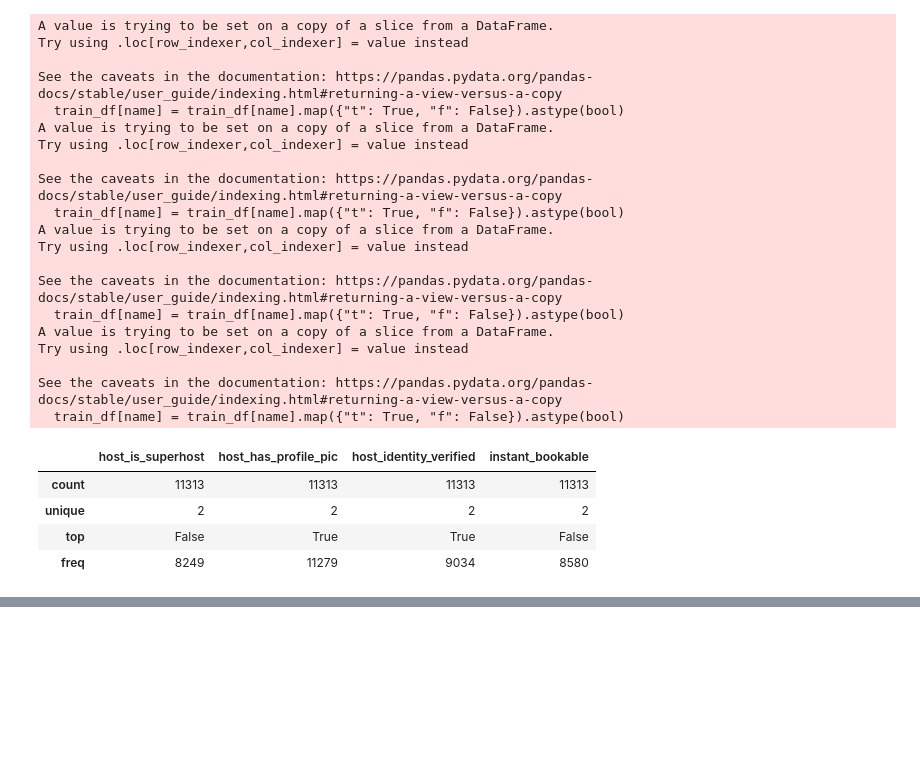
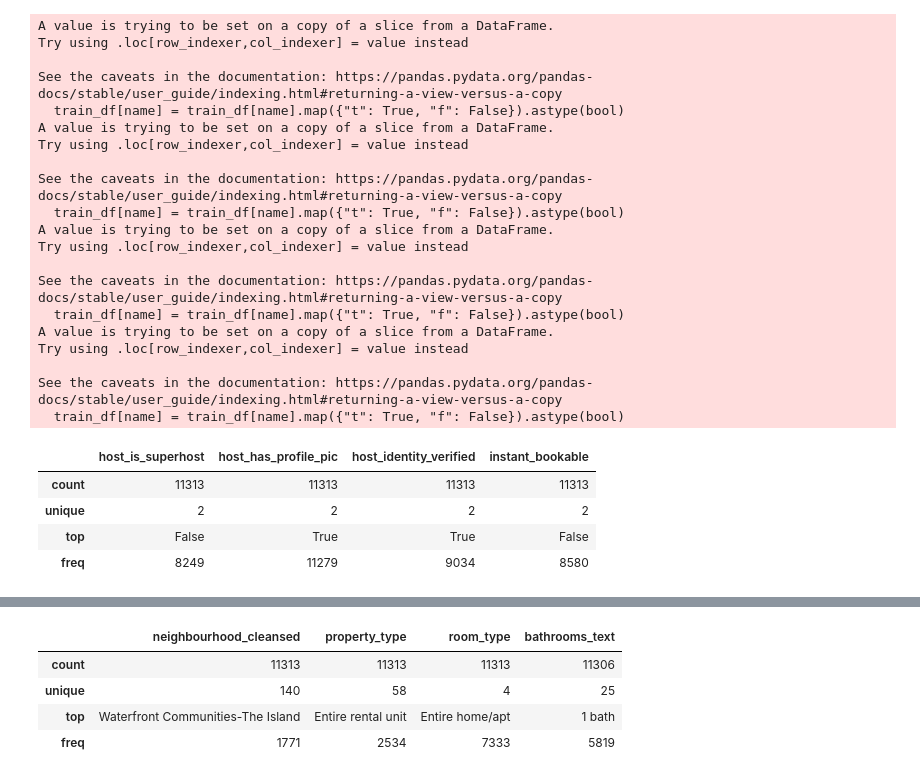
Before and after one commit to Owen-Darkhorse/STAT-441-Project, a Jupyter notebook: Airbnb EDA.ipynb, the cells around one changed output, grey strips where cells are left out. Cells and saved outputs as stored; diff of their text form; code cells hidden in the pictures; blank space fills up the shorter version.

```diff
--- a/Airbnb EDA.ipynb
+++ b/Airbnb EDA.ipynb
@@ -741,2 +753,10 @@ See the caveats in the documentation: https://pandas.pydata.org/pandas-docs/stab
+# %%
+train_df.iloc[:, 11:21].describe(include = "O")
+# %% [output]
+|  | neighbourhood_cleansed | property_type | room_type | bathrooms_text |
+| count | 11313 | 11313 | 11313 | 11306 |
+| unique | 140 | 58 | 4 | 25 |
+| top | Waterfront Communities-The Island | Entire rental unit | Entire home/apt | 1 bath |
+| freq | 1771 | 2534 | 7333 | 5819 |
 # %%
 # %% [output]
```
Also changed, not shown: parts of 2 cells of this notebook.
